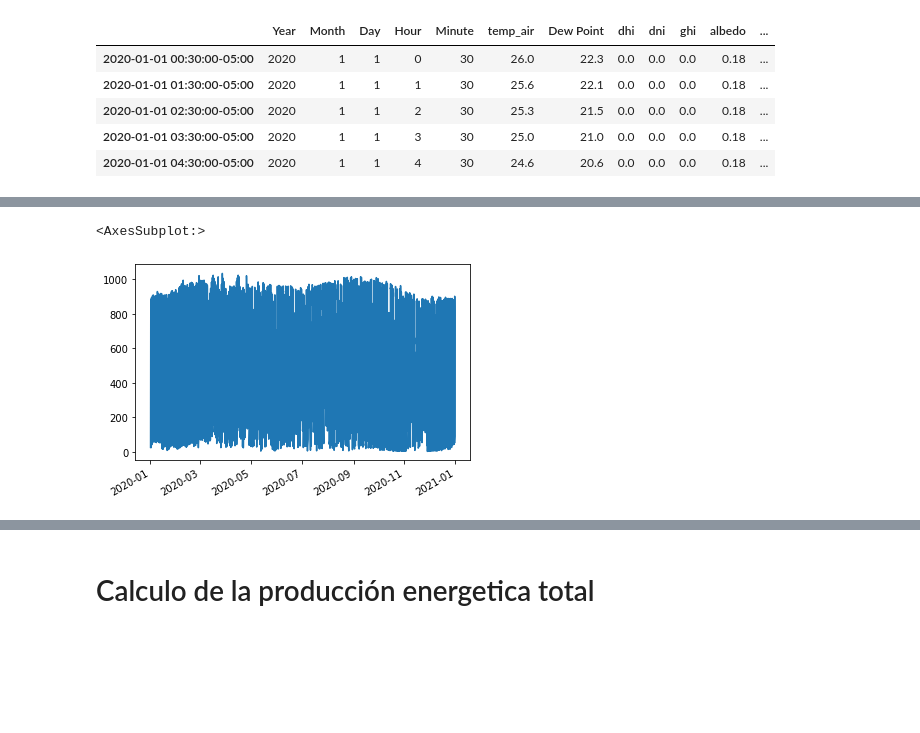
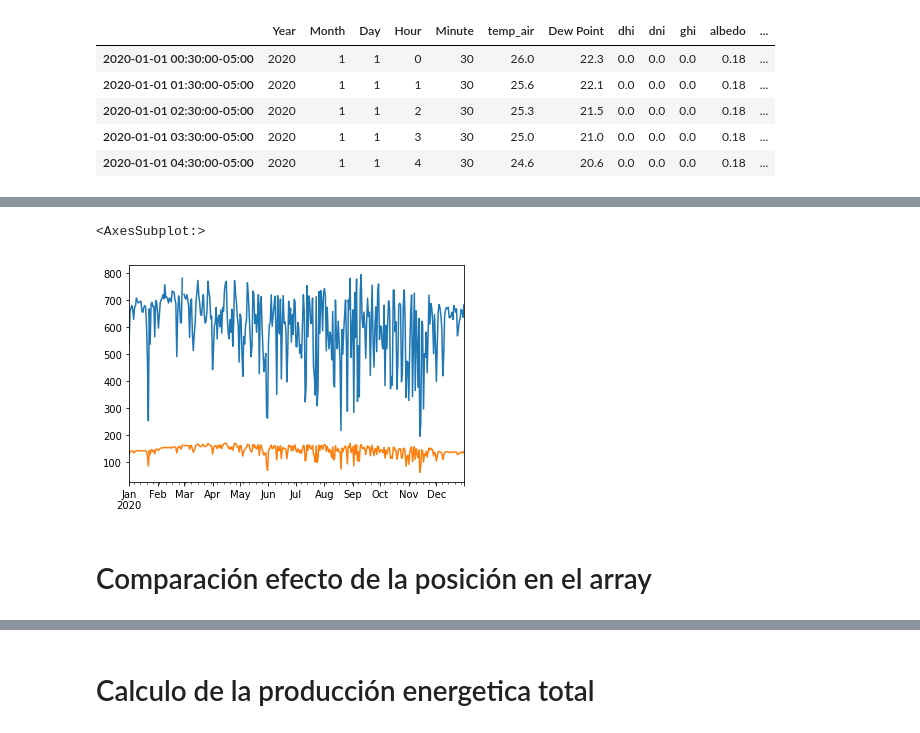
Before and after one commit to BifacialPV/Proyecto-de-grado, a Jupyter notebook: Codigo_Personal/Codigo_Base.ipynb, the cells around one changed output, grey strips where cells are left out. Drawn from its saved outputs; the diff is of its cells as text; code cells hidden in the pictures; blank space fills up the shorter version.

```diff
--- a/Codigo_Personal/Codigo_Base.ipynb
+++ b/Codigo_Personal/Codigo_Base.ipynb
@@ -122,5 +96,0 @@ poa_frontabsorb.plot()
-# %%
-poa_perez.poa_global.plot()
-# %% [output]
-<AxesSubplot:>
-[figure, removed]
@@ -126,0 +116,12 @@ poa_perez.poa_global.plot()
+# %%
+
+#poa_frontabsorb.plot()
+poa_front_mean=poa_frontabsorb.resample("1D").mean()
+poa_front_mean.plot()
+poa_back_mean=poa_backabsorb.resample("1D").mean()
+poa_back_mean.plot()
+# %% [output]
+<AxesSubplot:>
+[figure, added]
+# %% [markdown]
+# Comparación efecto de la posición en el array
```
Also changed, not shown: parts of 25 cells of this notebook.
